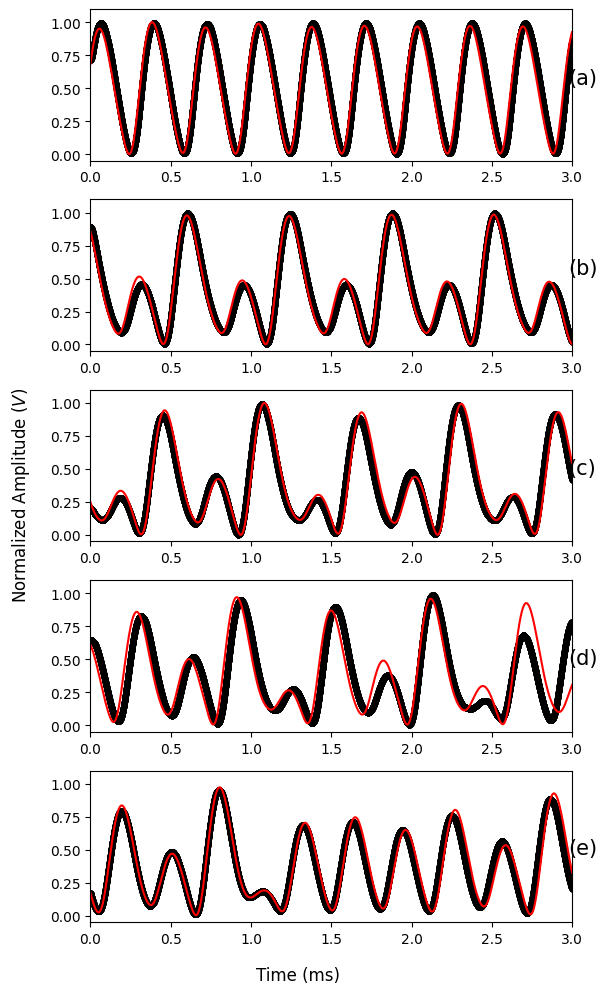
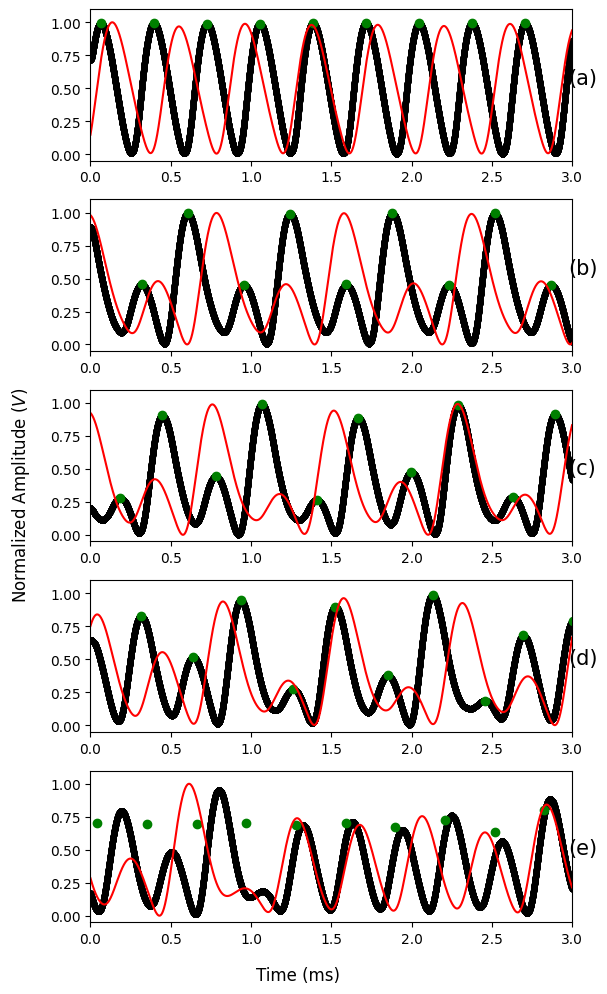
Unified diff of the notebook cell whose output changed from the first chart to the second:
--- before
+++ after
@@ -7,4 +7,5 @@
 ch1 += np.abs(min(ch1))
 ch1 /= max(ch1)
+temp = fp(ch1)[0]
 t1,t2,t3 = sim.simulate(50e3)
 t2 += np.abs(min(t2))
@@ -12,4 +13,5 @@
 x = 2810
 plts[0].plot(t[:50000]*1e3,ch1[:50000],'k.')
+plts[0].plot(t[temp]*1e3, ch1[temp], 'go')
 plts[0].plot(t[:50000]*1e3,t2[x:x+50000],'r')
 plts[0].set_xlim([0,3])
@@ -19,4 +21,5 @@
 ch1 += np.abs(min(ch1))
 ch1 /= max(ch1)
+temp = fp(ch1)[0]
 t1,t2,t3 = sim.simulate(62e3)
 t2 += np.abs(min(t2))
@@ -24,4 +27,5 @@
 x = 2100
 plts[1].plot(t[:50000]*1e3,ch1[:50000],'k.')
+plts[1].plot(t[temp]*1e3, ch1[temp], 'go')
 plts[1].plot(t[:50000]*1e3,t2[x:x+50000],'r')
 plts[1].set_xlim([0,3])
@@ -31,4 +35,5 @@
 ch1 += np.abs(min(ch1))
 ch1 /= max(ch1)
+temp = fp(ch1)[0]
 t1,t2,t3 = sim.simulate(71e3)
 t2 += np.abs(min(t2))
@@ -36,4 +41,5 @@
 x = 7600
 plts[2].plot(t[:50000]*1e3,ch1[:50000],'k.')
+plts[2].plot(t[temp]*1e3, ch1[temp], 'go')
 plts[2].plot(t[:50000]*1e3,t2[x:x+50000],'r')
 plts[2].set_xlim([0,3])
@@ -43,4 +49,5 @@
 ch1 += np.abs(min(ch1))
 ch1 /= max(ch1)
+temp = fp(ch1)[0]
 t1,t2,t3 = sim.simulate(76e3)
 t2 += np.abs(min(t2))
@@ -48,4 +55,5 @@
 x = 60000
 plts[3].plot(t[:50000]*1e3,ch1[:50000],'k.')
+plts[3].plot(t[temp]*1e3, ch1[temp], 'go')
 plts[3].plot(t[:50000]*1e3,t2[x:x+50000],'r')
 plts[3].set_xlim([0,3])
@@ -55,4 +63,5 @@
 ch1 += np.abs(min(ch1))
 ch1 /= max(ch1)
+temp = fp(ch1)[0]
 t1,t2,t3 = sim.simulate(98e3)
 t2 += np.abs(min(t2))
@@ -60,4 +69,5 @@
 x = 76500
 plts[4].plot(t[:50000]*1e3,ch1[x:x+50000],'k.')
+plts[4].plot(t[temp]*1e3, ch1[temp], 'go')
 plts[4].plot(t[:50000]*1e3,t2[:50000],'r')
 plts[4].set_xlim([0,3])
@@ -68,4 +78,4 @@
 plt.figtext(0.95,0.33,"(d)",size=15)
 plt.figtext(0.95,0.14,"(e)",size=15)
-plt.savefig("waves.pdf",dpi='figure',format='pdf')
+# plt.savefig("waves.pdf",dpi='figure',format='pdf')
 plt.show()

Commit: FINAL final